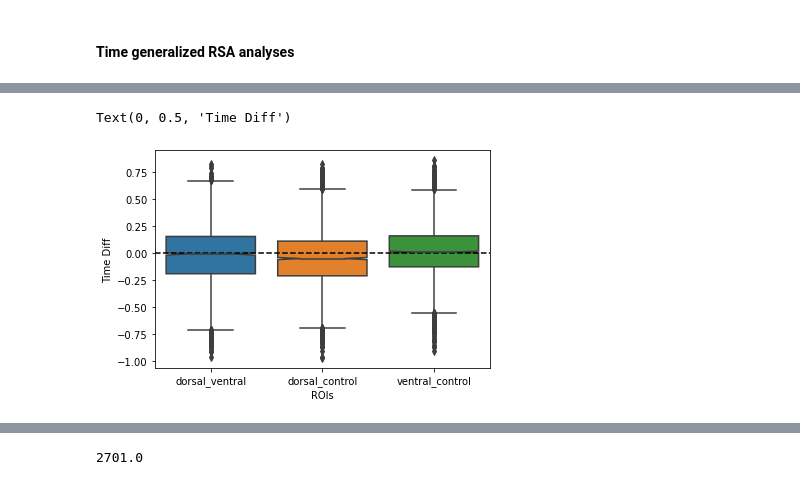
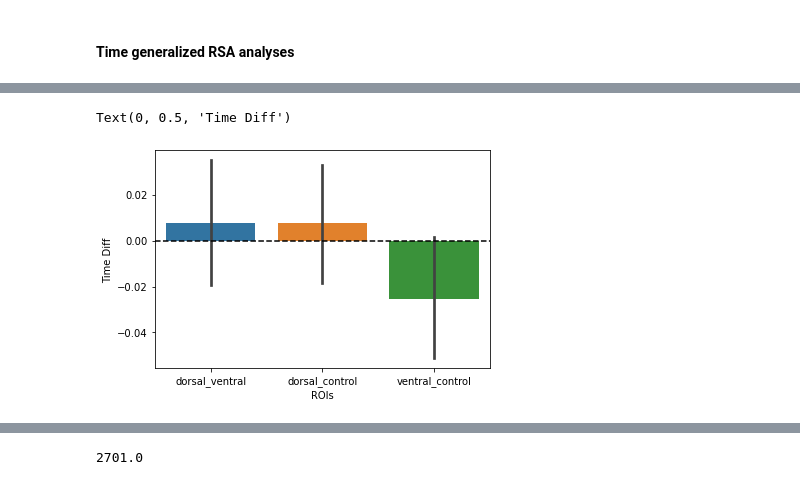
Before and after one commit to vayzenb/pepdoc, a Jupyter notebook: analysis/pepdoc_analysis.ipynb, the cells around one changed output, grey strips where cells are left out. Drawn from its saved outputs; the diff is of its cells as text; code cells hidden in the pictures.

```diff
--- a/analysis/pepdoc_analysis.ipynb
+++ b/analysis/pepdoc_analysis.ipynb
@@ -450,8 +532,9 @@ for roi1 in rois:
             corr_ts = corr_ts[stim_onset:stim_offset,stim_onset:stim_offset]
 
             #extract left and right sides of the diagnol
-            left_side = corr_ts[np.triu_indices(n=corr_ts.shape[0],k=1)] #extract upper triangle
-            right_side = corr_ts[np.tril_indices(n=corr_ts.shape[0],k=-1)] #extract lower triangle
+            inds = np.triu_indices(n=corr_ts.shape[0],k=1)
+            right_side = corr_ts[inds] #extract lower triangle
+            left_side = corr_ts[(inds[1],inds[0])] #extract upper triangle
 
             #calculate the difference between the left and right sides
             #if positive, then right shifted
@@ -462,0 +556,4 @@ for roi1 in rois:
+# %%
+corr_ts = np.load(f'{results_dir}/rsa/dorsal_ventral_corr_ts.npy')
+# %%
+corr_ts = corr_ts[stim_onset:stim_offset, stim_onset:stim_offset]
@@ -462,0 +604,2 @@ for roi1 in rois:
+# %%
+df = df[df!=0]
@@ -463,11 +616,11 @@ for roi1 in rois:
 # %%
-sns.boxplot(data = df[['dorsal_ventral','dorsal_control','ventral_control']],notch=True)
+sns.barplot(data = df[['dorsal_ventral','dorsal_control','ventral_control']])
 plt.axhline(0, color = 'k', label='significant', linestyle='--')
 plt.xlabel('ROIs')
 plt.ylabel('Time Diff')
 # %% [output]
 Text(0, 0.5, 'Time Diff')
-[figure, old version]
+[figure, new version]
 # %%
 df.mean()
 # %% [output]
```
Also changed, not shown: parts of 24 cells of this notebook, 1 other file.
